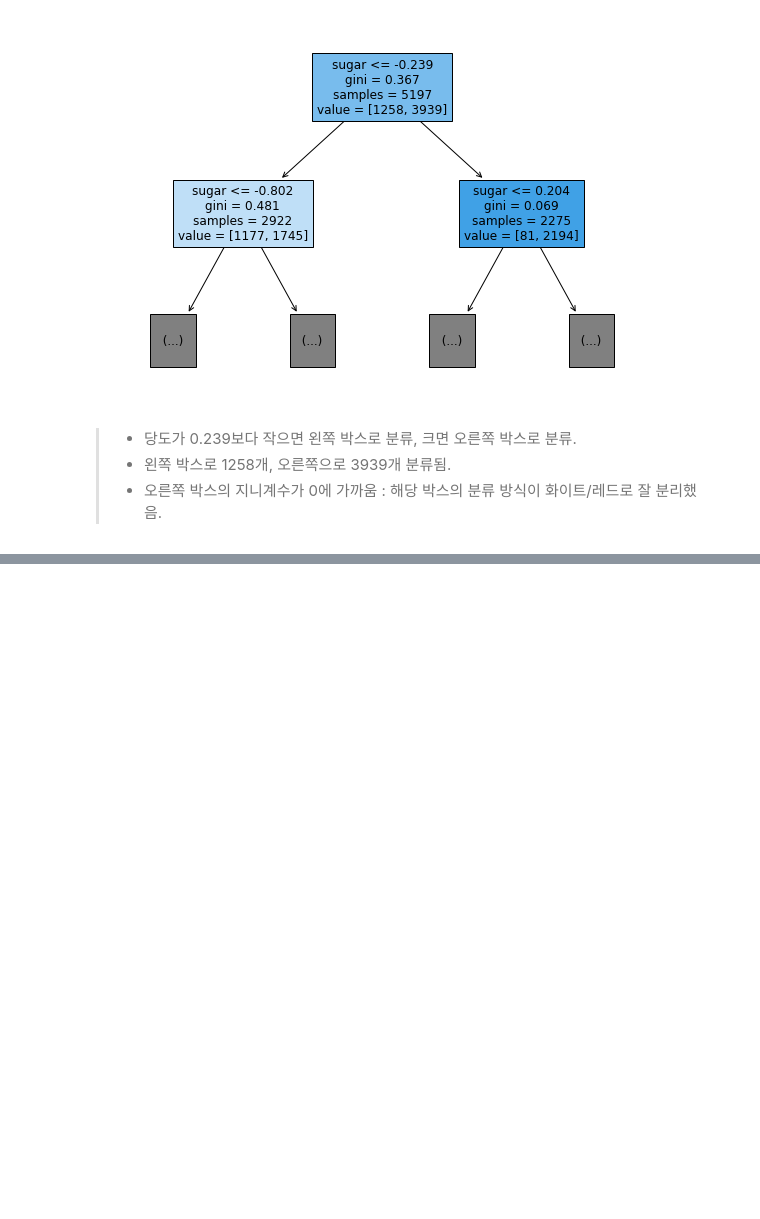
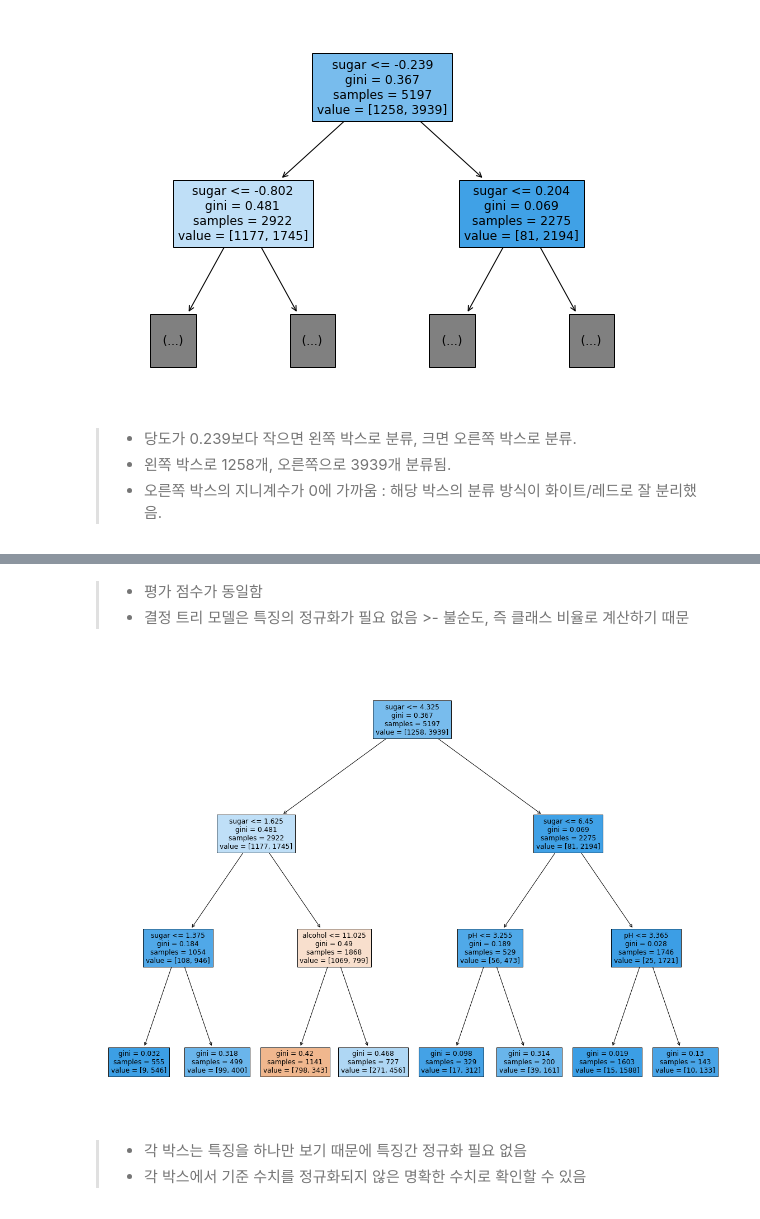
Before and after one commit to githeral/cnu_artificial_intelligence, a Jupyter notebook: 3. 결정 트리 모델.ipynb, the cells around one changed output, grey strips where cells are left out. Saved outputs shown, nothing was run; the diff lists cells and outputs as text; code cells hidden in the pictures; blank space fills up the shorter version.

```diff
--- a/3. 결정 트리 모델.ipynb
+++ b/3. 결정 트리 모델.ipynb
@@ -145,0 +197,13 @@ plt.show()
+# %% [markdown]
+> - 평가 점수가 동일함
+> - 결정 트리 모델은 특징의 정규화가 필요 없음
+    >- 불순도, 즉 클래스 비율로 계산하기 때문
+# %%
+plt.figure(figsize=(20,15))
+plot_tree(dt,filled=True,feature_names=['alcohol','sugar','pH'])
+plt.show()
+# %% [output]
+[figure, added]
+# %% [markdown]
+> - 각 박스는 특징을 하나만 보기 때문에 특징간 정규화 필요 없음
+> - 각 박스에서 기준 수치를 정규화되지 않은 명확한 수치로 확인할 수 있음
```
Also changed, not shown: parts of 29 cells of this notebook.
